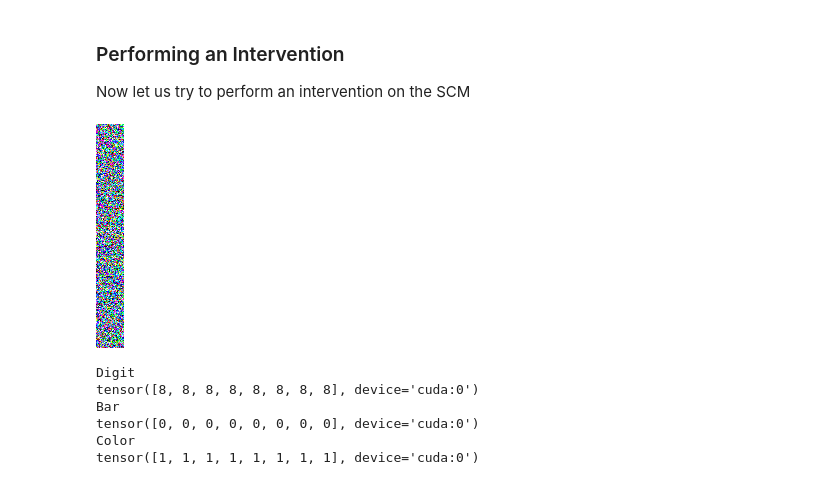
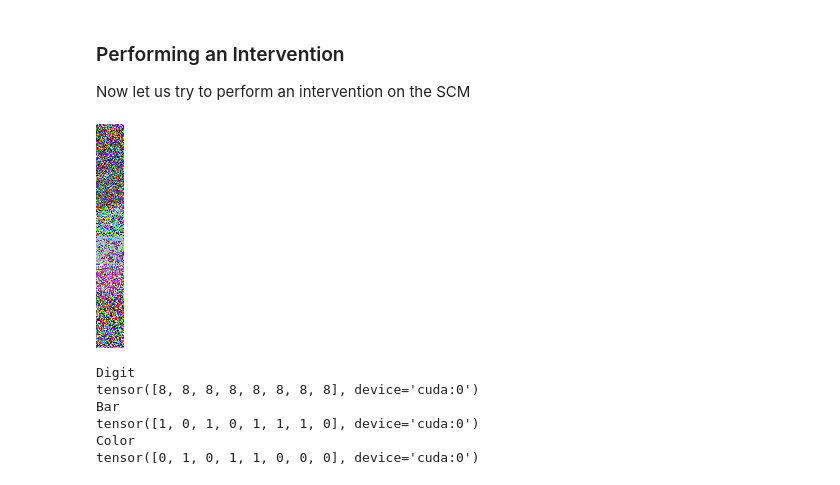
Before and after one commit to athmihir/Causal-Diffusion-Model, a Jupyter notebook: mnist.ipynb, the cells around one changed output. Cells and saved outputs as stored; diff of their text form; code cells hidden in the pictures.

Commit message:
fix interventions

```diff
--- a/mnist.ipynb
+++ b/mnist.ipynb
@@ -131,6 +131,7 @@ logger.info(f"Number of parameters: {num_params / 1e6:.2f} million")
 # Our loss function
 loss_fn1 = torch.nn.MSELoss()
 loss_fn2 = torch.nn.CrossEntropyLoss()
+loss_fn3 = torch.nn.NLLLoss()
 # The optimizer
 opt = torch.optim.Adam(cim.parameters(), lr=LEARNING_RATE)
 
@@ -152,15 +153,24 @@ for epoch in range(NUM_EPOCHS):
         timestep = torch.randint(0, 1000, (x.shape[0],)).to(DEVICE) # Pick a random timestep to train on
         noisy_x = noise_scheduler.add_noise(x, noise_amount, timestep) # Create our noisy x
         # Get the model prediction
-        pred_noise, gen_factors = cim(x, noisy_x, timestep, vertex_order)  # <<< Using timestep  always, adding .sample
+        pred_noise, gen_factors, ae_factors = cim(x, noisy_x, timestep, vertex_order)  # <<< Using timestep  always, adding .sample
         # Calculate the losses for both scm generative factors and the predicted noise.
         loss1 = loss_fn1(pred_noise, noise_amount)
         loss2 = 0
-        for logits, labels, in zip(gen_factors, y_labels):
-            loss2 += loss_fn2(logits, labels)
+        loss3 = 0
+        # We do not directly apply loss on high dimensional space. However, it is worth testing how this works maybe.
+        # for logits, labels, in zip(gen_factors, y_labels):
+        #     loss2 += loss_fn2(logits, labels)
+        for v_high, (v_low, v_high_constructed), labels, in zip(gen_factors, ae_factors, y_labels):
+            # Reconstruction loss between v_high and v_high_constructed. This is MSE.
+            loss2 += loss_fn1(v_high_constructed, v_high)
+            # NLLoss between the v_low and true labels.
+            loss3 += loss_fn3(v_low, labels)
+
         # Normalize the loss
         loss2 /= len(y_labels)
-        total_loss = loss1 + loss2
+        loss3 /= len(y_labels)
+        total_loss = loss1 + loss2 + loss3
 
         # Backprop and update the params:
         opt.zero_grad()
@@ -183,7 +212,7 @@ Try to perform inference by generating an image using the Causal SCM model.
 # %%
 cim.eval()
 # Create random noise
-latents = torch.rand((8, IMAGE_CHANNELS, IMAGE_RESOLUTION, IMAGE_RESOLUTION)).to(DEVICE) * noise_scheduler.init_noise_sigma
+latents = torch.rand((BATCH_SIZE, IMAGE_CHANNELS, IMAGE_RESOLUTION, IMAGE_RESOLUTION)).to(DEVICE) * noise_scheduler.init_noise_sigma
 # The original image we set to random during generation
 # I = torch.rand(8, IMAGE_CHANNELS, IMAGE_RESOLUTION, IMAGE_RESOLUTION).to(DEVICE)
 I = x_sample_batch.to(DEVICE)
@@ -193,7 +222,7 @@ noise_scheduler.set_timesteps(1000)  # Adjust steps as needed
 reset_scm = True
 for t in noise_scheduler.timesteps:
     with torch.no_grad():
-        noise_pred, gen_factors = cim(I, latents, t, vertex_order, reset_scm=reset_scm)
+        noise_pred, gen_factors, ae_factors = cim(I, latents, t, vertex_order, reset_scm=reset_scm)
         reset_scm = False # After the first generation, we reuse the scm.
     latents = noise_scheduler.step(noise_pred, t, latents).prev_sample
 
@@ -233,26 +262,29 @@ Now let us try to perform an intervention on the SCM
 # %%
 # Create random noise
 latents = torch.rand((BATCH_SIZE, IMAGE_CHANNELS, IMAGE_RESOLUTION, IMAGE_RESOLUTION)).to(DEVICE) * noise_scheduler.init_noise_sigma
 # Sampling loop
 noise_scheduler.set_timesteps(1000)  # Adjust steps as needed
 
 # Our intervention.
-intervened_d_value = torch.tensor([0,0,0,0,0,0,0,0,1,0], dtype=torch.float32).unsqueeze(0).expand(BATCH_SIZE, -1).to(DEVICE)
-intervention_dict = {d_vertex:intervened_d_value}
+# intervened_d_value = torch.tensor([0,0,0,0,0,0,0,0,1,0], dtype=torch.float32).unsqueeze(0).expand(BATCH_SIZE, -1).to(DEVICE)
+# intervention_dict = {d_vertex:intervened_d_value}
+
+intervented_c_value = torch.tensor([1, 0], dtype=torch.float32).unsqueeze(0).expand(BATCH_SIZE, -1).to(DEVICE)
+intervention_dict = {c_vertex: intervented_c_value}
 
 for t in noise_scheduler.timesteps:
     with torch.no_grad():
-        noise_pred, gen_factors = cim(I, latents, t, vertex_order, reset_scm=False, intervention_dict=intervention_dict)
+        noise_pred, gen_factors, ae_factors = cim(I, latents, t, vertex_order, reset_scm=False, intervention_dict=intervention_dict)
         # No need to recompute the intervention the second time.
         intervention_dict=None
     latents = noise_scheduler.step(noise_pred, t, latents).prev_sample
 # Decode from the latent space into the image space
 pred_image = latents
 image_list = [image for image in pred_image]
 new_image = torch.cat(image_list, dim=1)
 visualize_image(new_image)
 # %% [output]
-[figure, old version]
+[figure, new version]
 # %%
 print("Digit")
 print(torch.argmax(gen_factors[0], dim=1))
@@ -264,6 +296,6 @@ print(torch.argmax(gen_factors[2], dim=1))
 Digit
 tensor([8, 8, 8, 8, 8, 8, 8, 8], device='cuda:0')
 Bar
-tensor([0, 0, 0, 0, 0, 0, 0, 0], device='cuda:0')
+tensor([1, 0, 1, 0, 1, 1, 1, 0], device='cuda:0')
 Color
-tensor([1, 1, 1, 1, 1, 1, 1, 1], device='cuda:0')
+tensor([0, 1, 0, 1, 1, 0, 0, 0], device='cuda:0')
```
Also changed, not shown: parts of 7 cells of this notebook, 2 other files.
